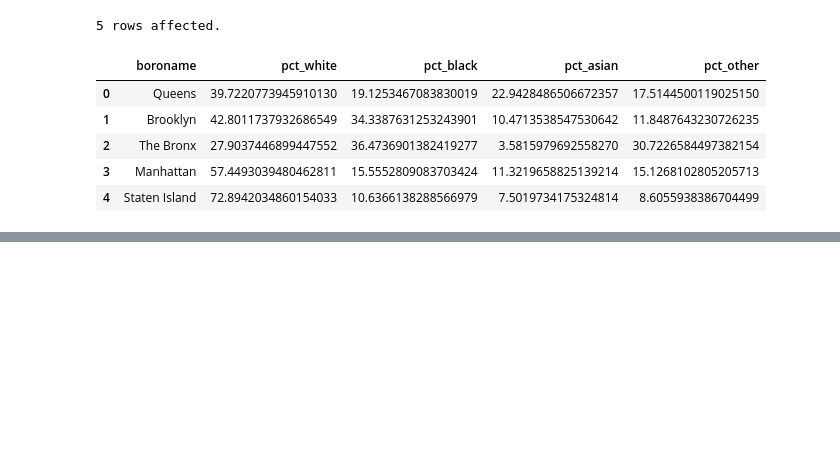
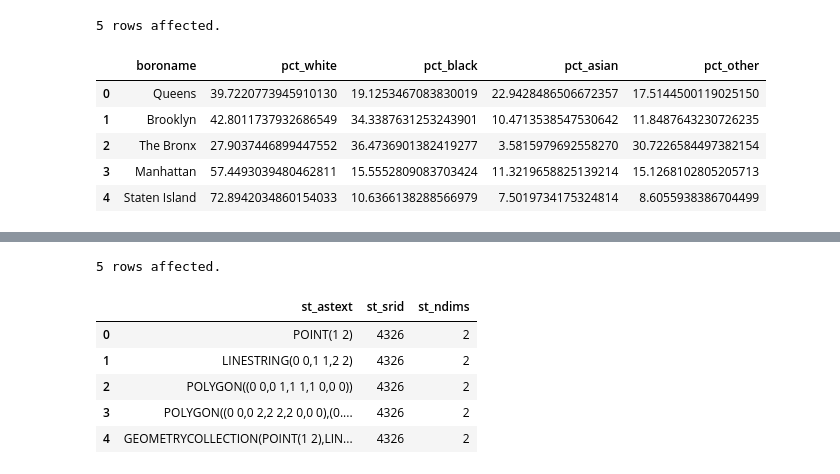
Before and after one commit to Vikash-exe/SQL, a Jupyter notebook: PostgreSQL.ipynb, the cells around one changed output, grey strips where cells are left out. Drawn from its saved outputs; the diff is of its cells as text; code cells hidden in the pictures; blank space fills up the shorter version.

```diff
--- a/PostgreSQL.ipynb
+++ b/PostgreSQL.ipynb
@@ -148,0 +205,12 @@ GROUP BY boroname;
+# %%
+%%sql
+SELECT ST_AsText(geom) , ST_SRID(geom) , ST_NDims(geom)
+FROM geometrics;
+# %% [output]
+5 rows affected.
+|  | st_astext | st_srid | st_ndims |
+| 0 | POINT(1 2) | 4326 | 2 |
+| 1 | LINESTRING(0 0,1 1,2 2) | 4326 | 2 |
+| 2 | POLYGON((0 0,0 1,1 1,1 0,0 0)) | 4326 | 2 |
+| 3 | POLYGON((0 0,0 2,2 2,2 0,0 0),(0.... | 4326 | 2 |
+| 4 | GEOMETRYCOLLECTION(POINT(1 2),LIN... | 4326 | 2 |
```
Also changed, not shown: parts of 9 cells of this notebook.
